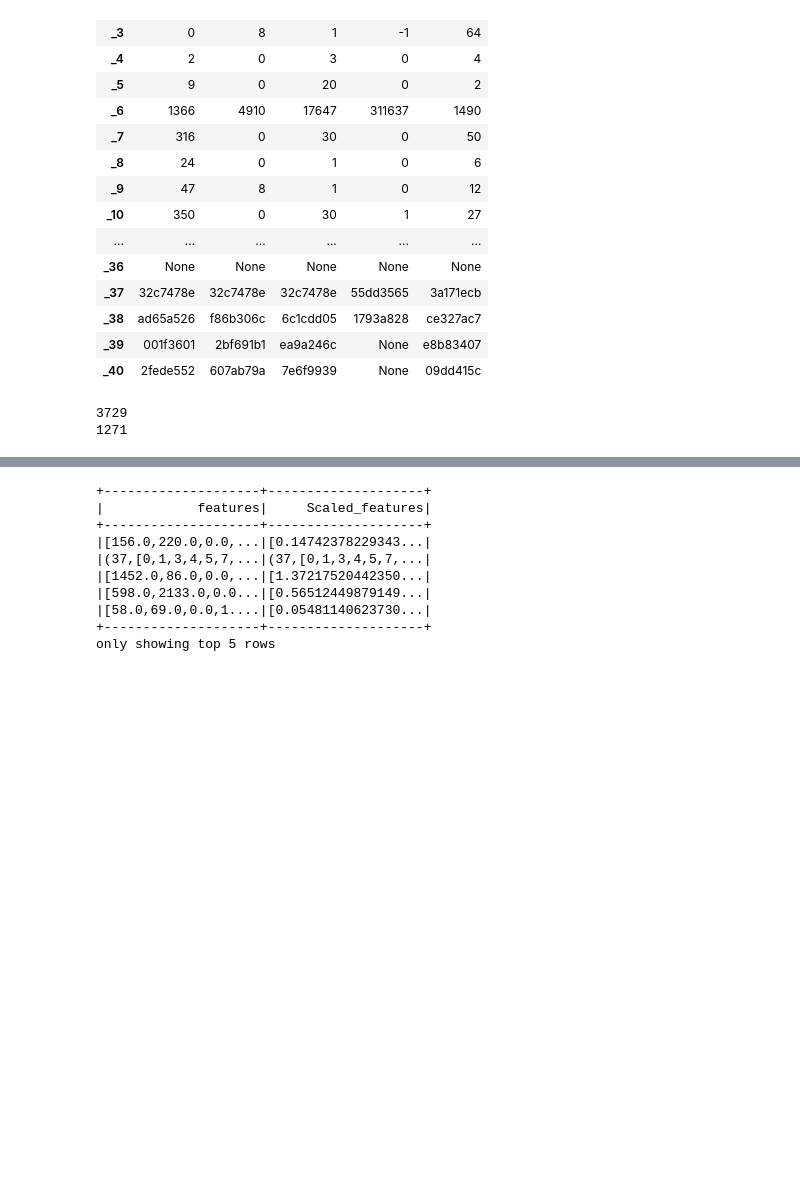
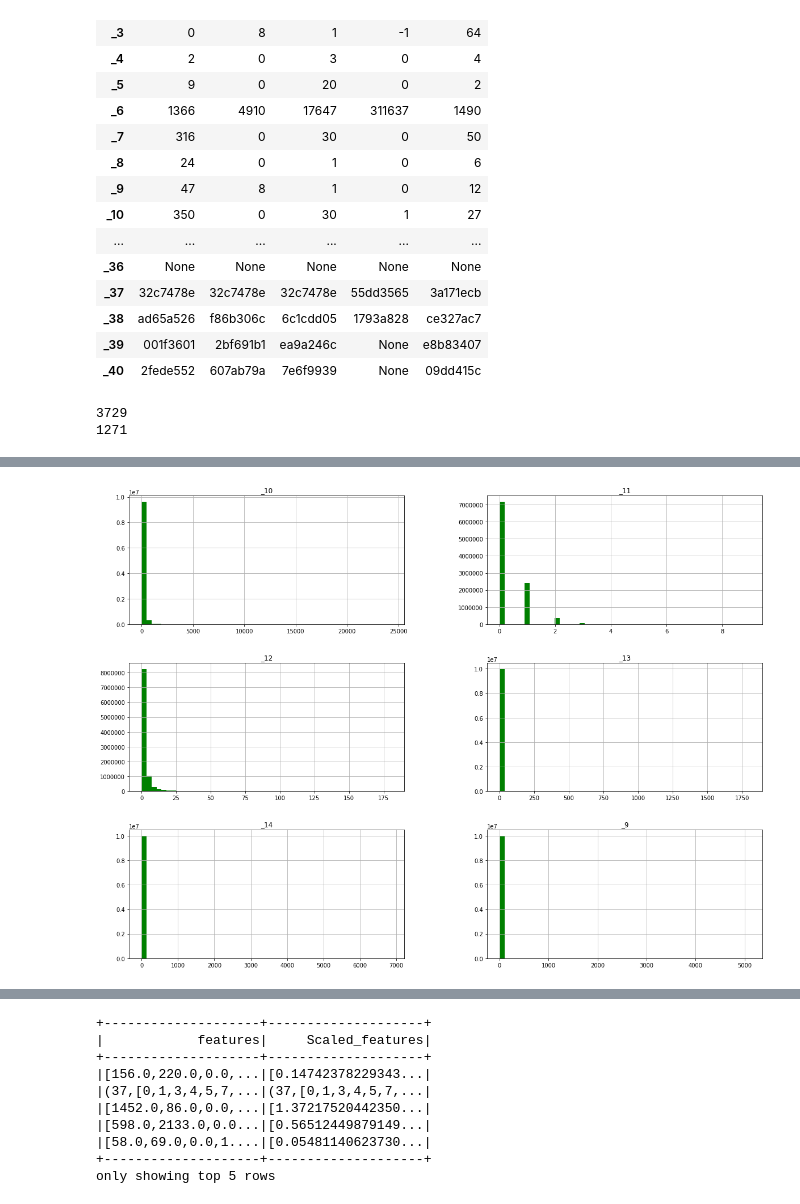
Before and after one commit to rmajumder/w261-final, a Jupyter notebook: master/master_w261_project.ipynb, the cells around one changed output, grey strips where cells are left out. Cells and saved outputs as stored; diff of their text form; code cells hidden in the pictures; blank space fills up the shorter version.

```diff
--- a/master/master_w261_project.ipynb
+++ b/master/master_w261_project.ipynb
@@ -228,0 +247,4 @@ print(df[df['_1'] == 1].count())
+# %%
+Image("images/histo_9_14.png")
+# %% [output]
+[figure, added]
```
Also changed, not shown: parts of 8 cells of this notebook, 4 other files.
